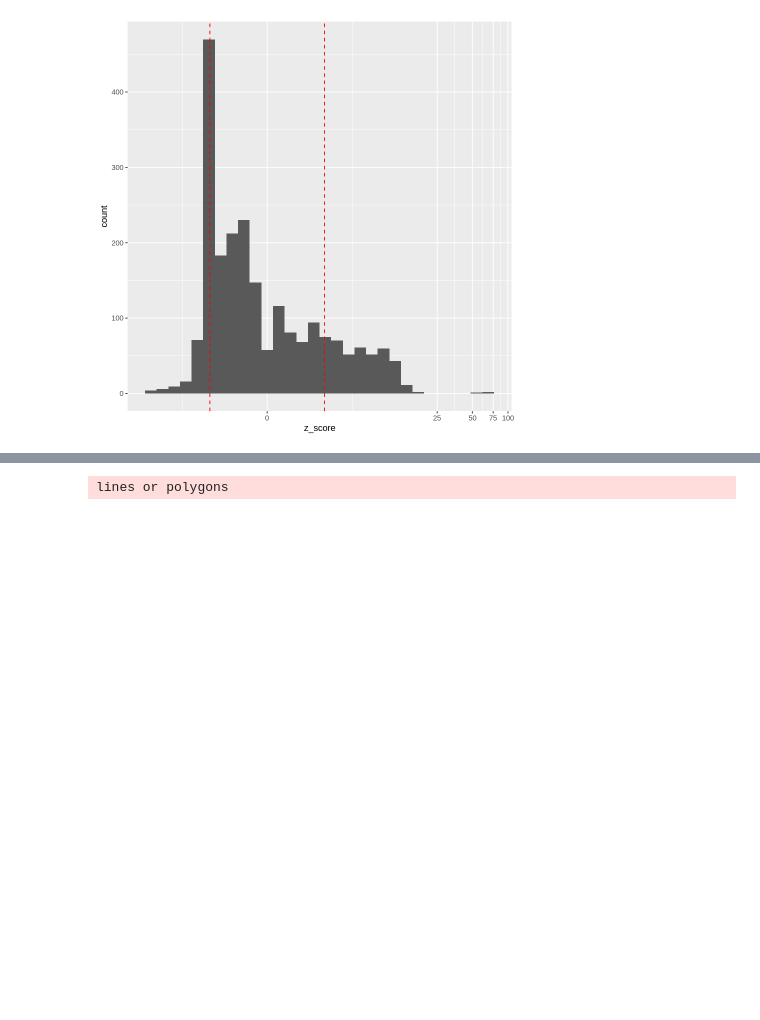
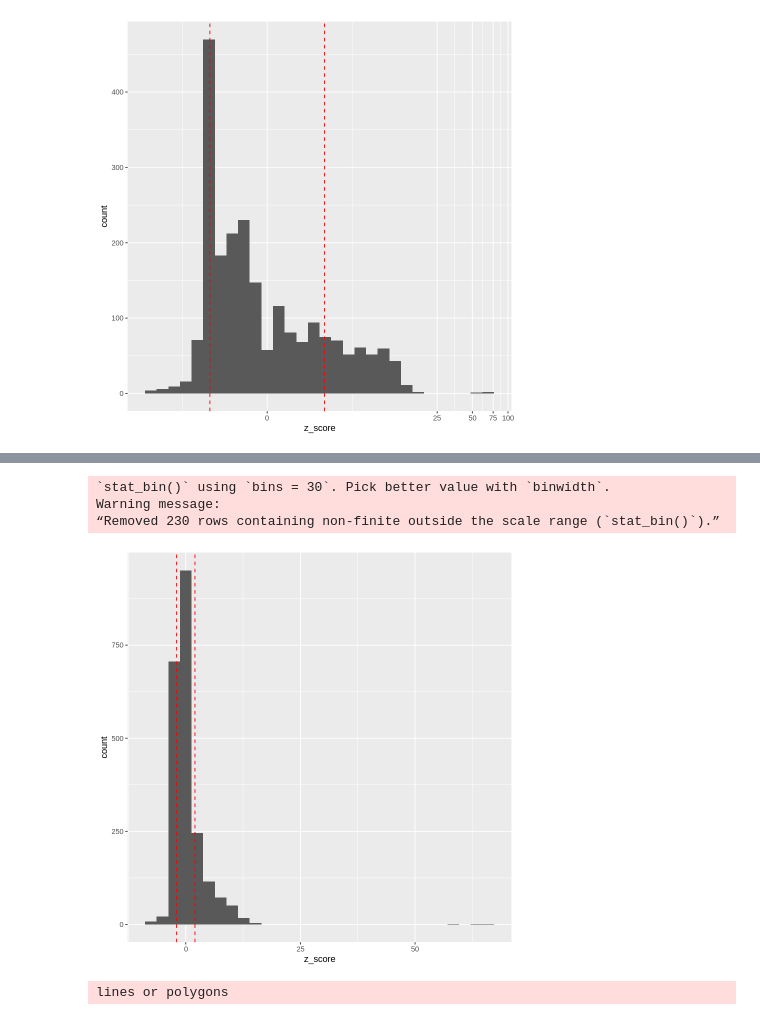
Before and after one commit to hayleypc/HawaiiClimate, a Jupyter notebook: HIsoc_gen_sim_results_exploration.ipynb, the cells around one changed output, grey strips where cells are left out. Saved outputs shown, nothing was run; the diff lists cells and outputs as text; code cells hidden in the pictures; blank space fills up the shorter version.

```diff
--- a/HIsoc_gen_sim_results_exploration.ipynb
+++ b/HIsoc_gen_sim_results_exploration.ipynb
@@ -255,3 +264,14 @@ Warning message:
+# %%
+result_dt %>%
+  ggplot(aes(x=z_score))+
+  geom_histogram() +
+  geom_vline(color='red',linetype = 'dashed',xintercept= -2) +
+  geom_vline(color='red',linetype = 'dashed',xintercept= 2)
+# %% [output]
+`stat_bin()` using `bins = 30`. Pick better value with `binwidth`.
+Warning message:
+“Removed 230 rows containing non-finite outside the scale range (`stat_bin()`).”
+[figure, added]
 # %%
 unified_geoms <- annotated_dt[, .(geom = list(st_union(geom))), by = dist_id]
 
```
Also changed, not shown: parts of 1 cell of this notebook.
